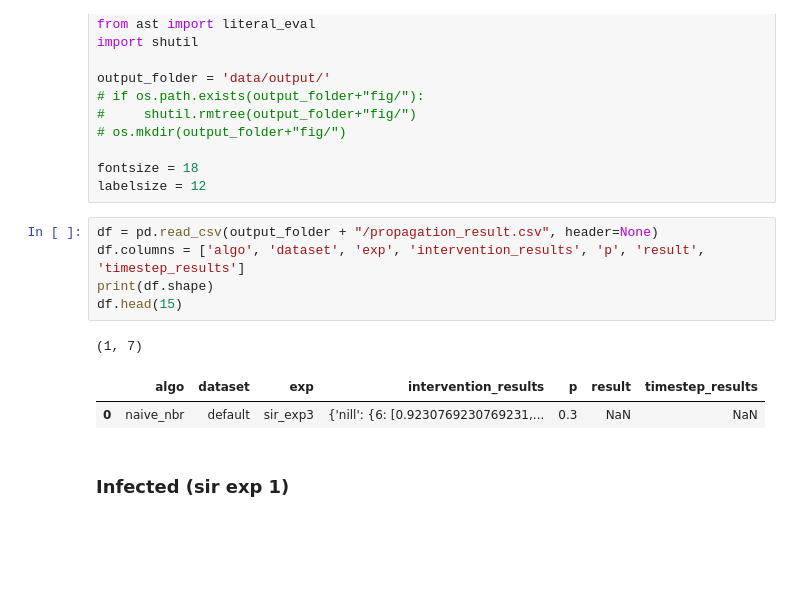
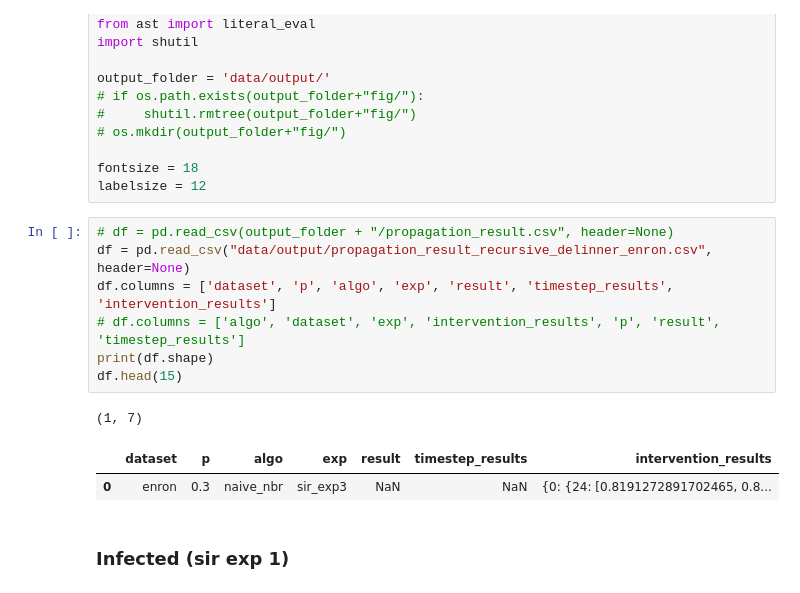
Before and after one commit to bishwamittra/scripts_hg-core-decomposition, a Jupyter notebook: read_output.ipynb, the cells around one changed output. Saved outputs shown, nothing was run; the diff lists cells and outputs as text; blank space fills up the shorter version.

```diff
--- a/read_output.ipynb
+++ b/read_output.ipynb
@@ -1116,14 +1116,16 @@ output_folder = 'data/output/'
 fontsize = 18
 labelsize = 12
 # %%
-df = pd.read_csv(output_folder + "/propagation_result.csv", header=None)
-df.columns = ['algo', 'dataset', 'exp', 'intervention_results', 'p', 'result', 'timestep_results']
+# df = pd.read_csv(output_folder + "/propagation_result.csv", header=None)
+df = pd.read_csv("data/output/propagation_result_recursive_delinner_enron.csv", header=None)
+df.columns = ['dataset', 'p', 'algo', 'exp', 'result', 'timestep_results', 'intervention_results']
+# df.columns = ['algo', 'dataset', 'exp', 'intervention_results', 'p', 'result', 'timestep_results']
 print(df.shape)
 df.head(15)
 # %% [output]
 (1, 7)
-|  | algo | dataset | exp | intervention_results | p | result | timestep_results |
-| 0 | naive_nbr | default | sir_exp3 | {'nill': {6: [0.9230769230769231,... | 0.3 | NaN | NaN |
+|  | dataset | p | algo | exp | result | timestep_results | intervention_results |
+| 0 | enron | 0.3 | naive_nbr | sir_exp3 | NaN | NaN | {0: {24: [0.8191272891702465, 0.8... |
 # %% [markdown]
 ### Infected (sir exp 1)
 # %%
```
Also changed, not shown: parts of 3 cells of this notebook.
